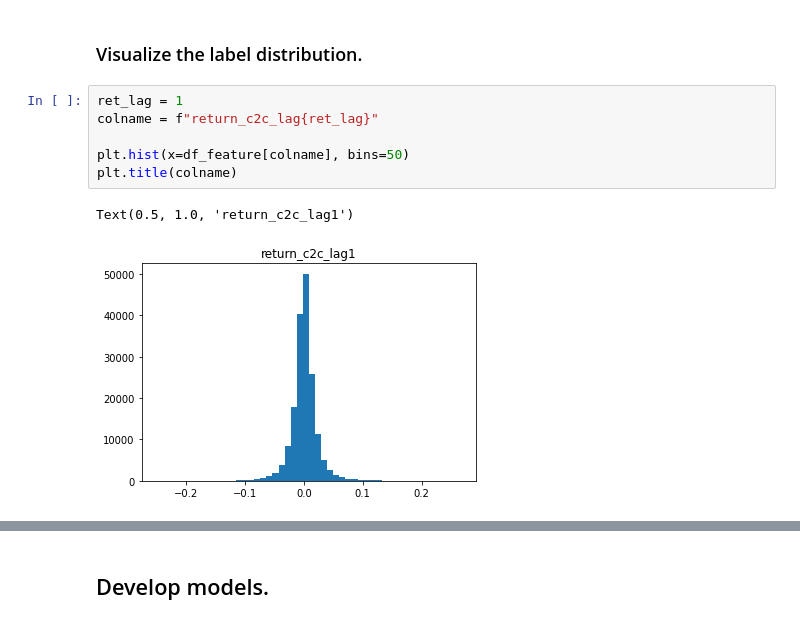
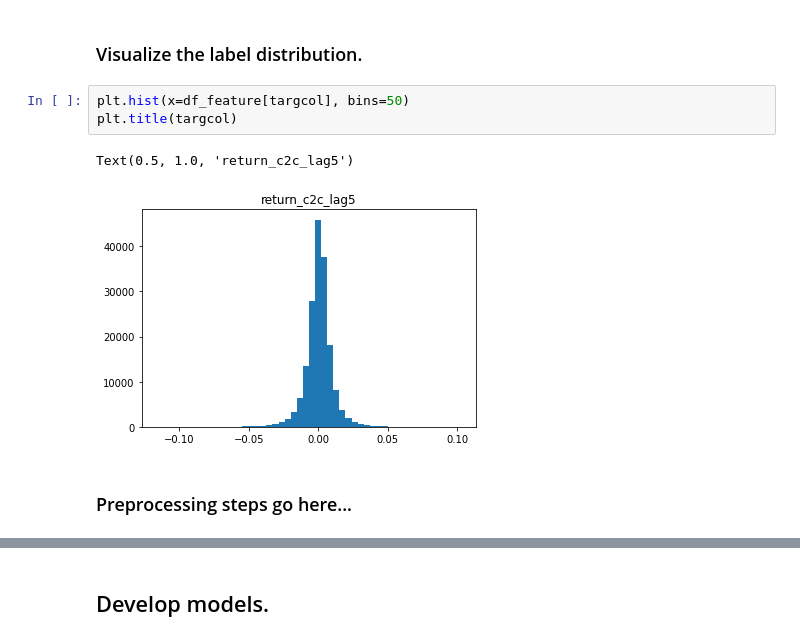
Before and after one commit to lioneltayyd/MADS-CAP, a Jupyter notebook: source/notebooks/build_ml_regression.ipynb, the cells around one changed output, grey strips where cells are left out. Cells and saved outputs as stored; diff of their text form.

```diff
--- a/source/notebooks/build_ml_regression.ipynb
+++ b/source/notebooks/build_ml_regression.ipynb
@@ -80,11 +85,10 @@ df_feature
 # %% [markdown]
 ### Visualize the label distribution.
 # %%
-ret_lag = 1
-colname = f"return_c2c_lag{ret_lag}"
-
-plt.hist(x=df_feature[colname], bins=50)
-plt.title(colname)
+plt.hist(x=df_feature[targcol], bins=50)
+plt.title(targcol)
 # %% [output]
-Text(0.5, 1.0, 'return_c2c_lag1')
+Text(0.5, 1.0, 'return_c2c_lag5')
-[figure, old version]
+[figure, new version]
+# %% [markdown]
+### Preprocessing steps go here...
```
Also changed, not shown: parts of 19 cells of this notebook, 12 other files.
